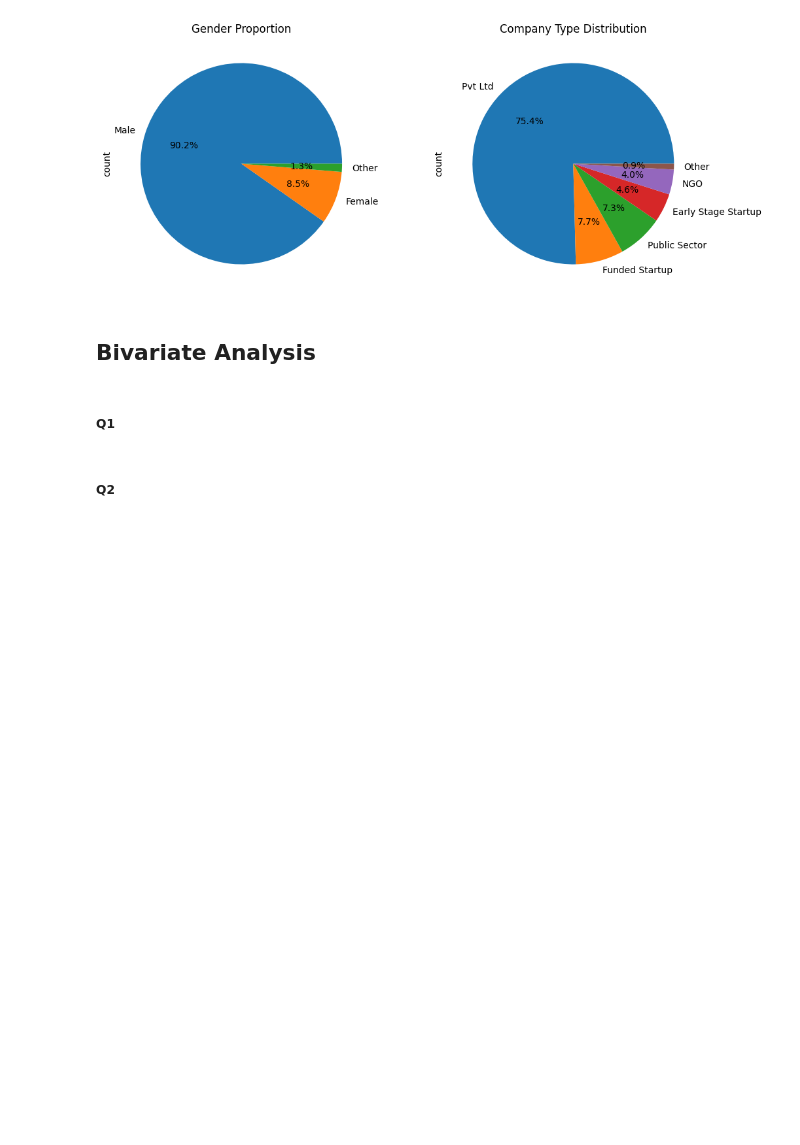
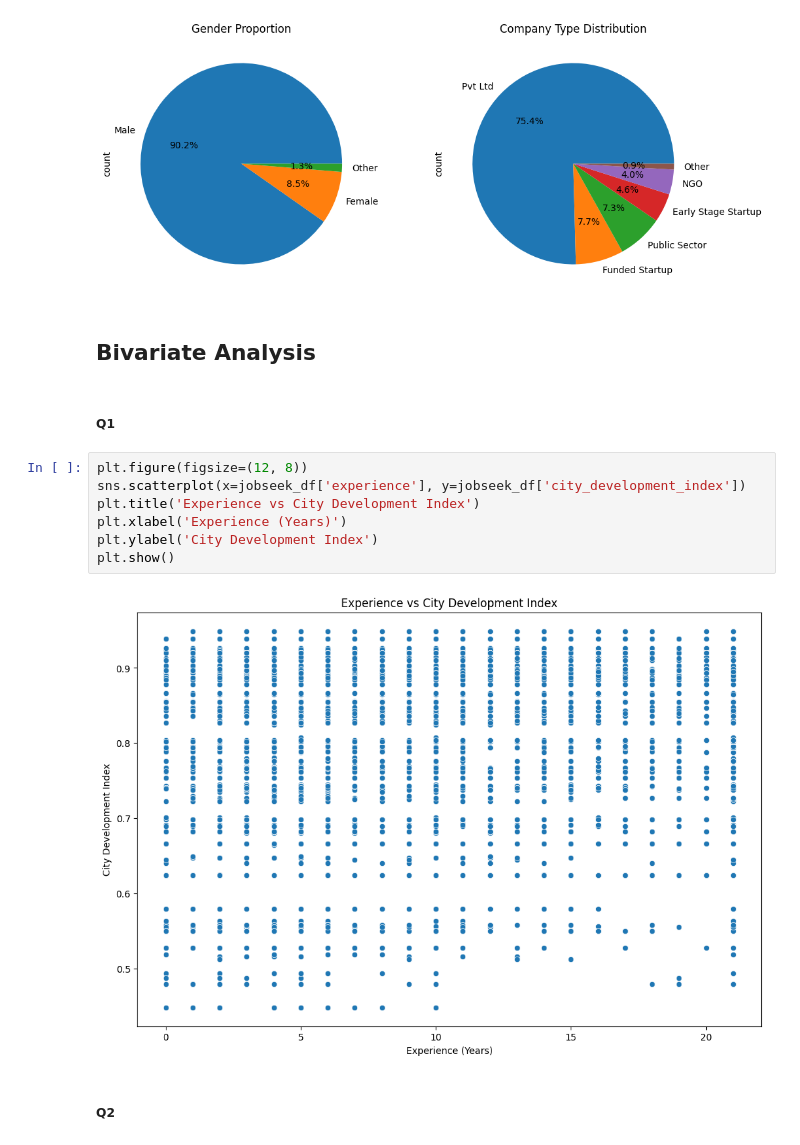
Before and after one commit to safwanakbar86/data_science_assgns, a Jupyter notebook: assgn2/a2.ipynb, the cells around one changed output. Cells and saved outputs as stored; diff of their text form; blank space fills up the shorter version.

```diff
--- a/assgn2/a2.ipynb
+++ b/assgn2/a2.ipynb
@@ -246,5 +226,14 @@ plt.show()
 ## Bivariate Analysis
 # %% [markdown]
 ##### Q1
+# %%
+plt.figure(figsize=(12, 8))
+sns.scatterplot(x=jobseek_df['experience'], y=jobseek_df['city_development_index'])
+plt.title('Experience vs City Development Index')
+plt.xlabel('Experience (Years)')
+plt.ylabel('City Development Index')
+plt.show()
+# %% [output]
+[figure, added]
 # %% [markdown]
 ##### Q2
```
Also changed, not shown: parts of 5 cells of this notebook.
